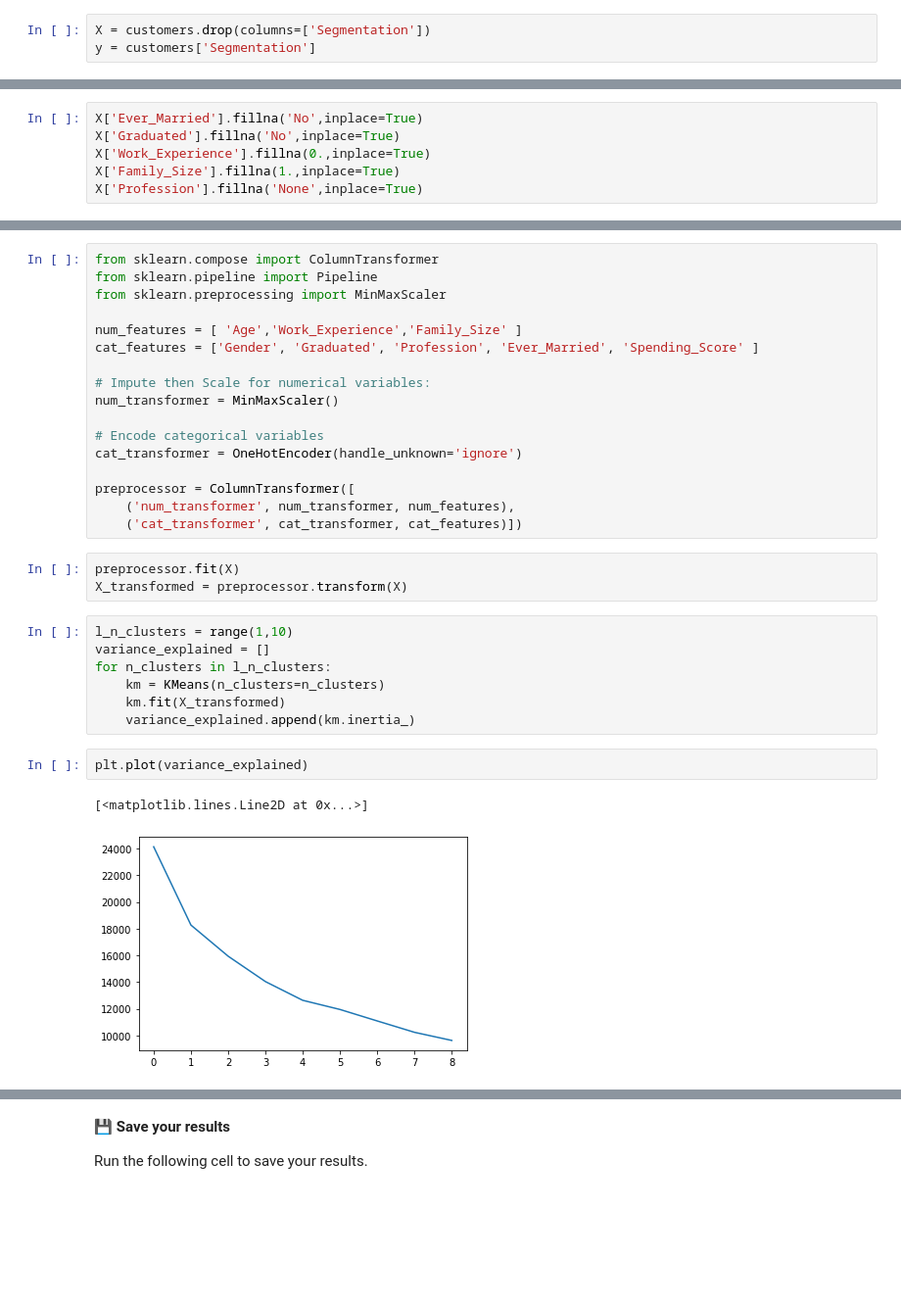
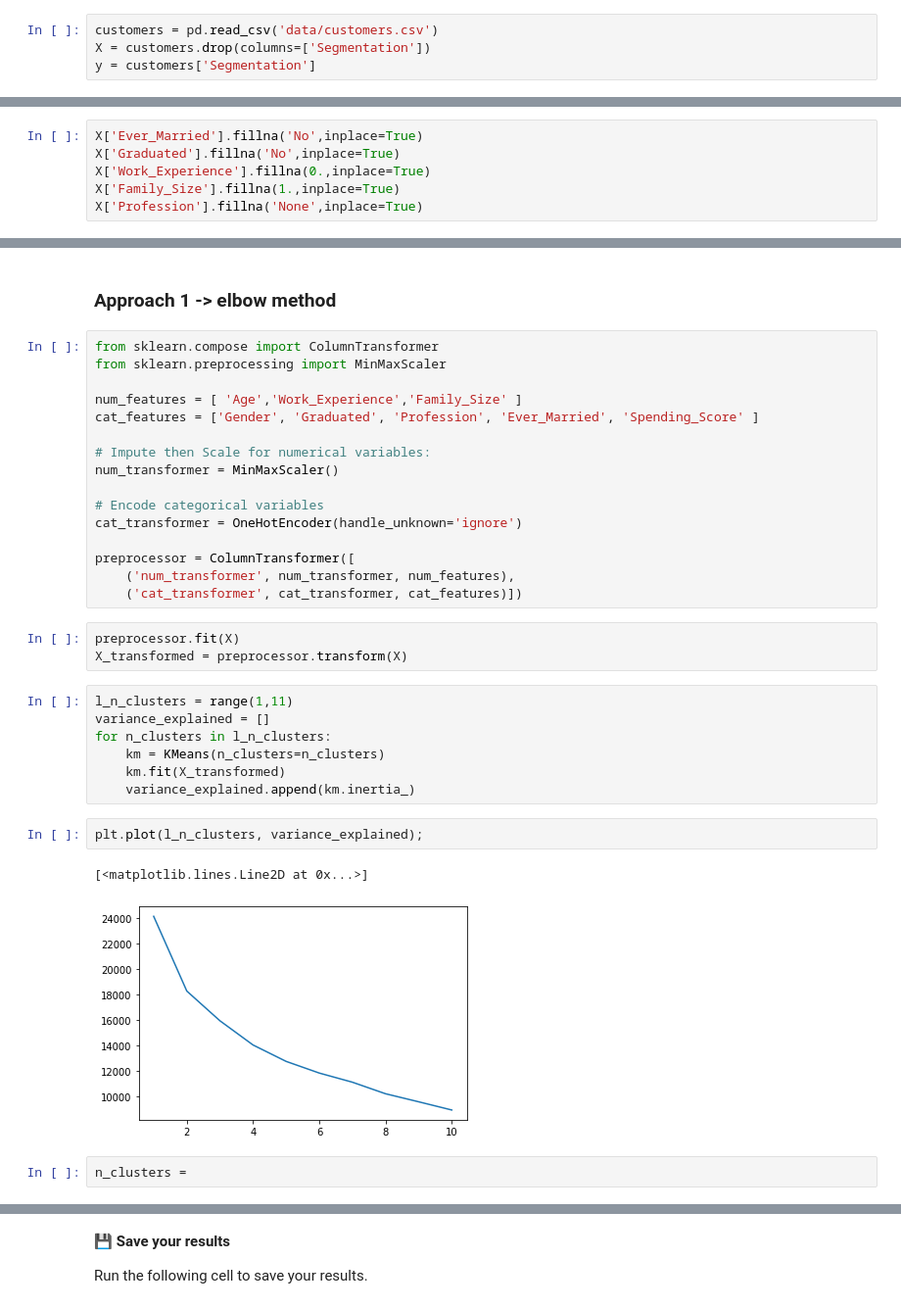
Before and after one commit to plussou/data-certification-exam, a Jupyter notebook: decision_science/customers_segmentation_exam.ipynb, the cells around one changed output, grey strips where cells are left out. Shown at 98% size. Saved outputs shown, nothing was run; the diff lists cells and outputs as text; blank space fills up the shorter version.

```diff
--- a/decision_science/customers_segmentation_exam.ipynb
+++ b/decision_science/customers_segmentation_exam.ipynb
@@ -185,6 +291,7 @@ from sklearn.cluster import KMeans
 from sklearn.preprocessing import OneHotEncoder
 from sklearn.compose import ColumnTransformer
 # %%
+customers = pd.read_csv('data/customers.csv')
 X = customers.drop(columns=['Segmentation'])
 y = customers['Segmentation']
 # %%
@@ -231,9 +338,10 @@ Data columns (total 9 columns):
  8   Family_Size      8068 non-null   float64
 dtypes: float64(2), int64(2), object(5)
 memory usage: 567.4+ KB
+# %% [markdown]
+### Approach 1 -> elbow method
 # %%
 from sklearn.compose import ColumnTransformer
-from sklearn.pipeline import Pipeline
 from sklearn.preprocessing import MinMaxScaler
 
 num_features = [ 'Age','Work_Experience','Family_Size' ]
@@ -252,14 +360,16 @@ preprocessor = ColumnTransformer([
 preprocessor.fit(X)
 X_transformed = preprocessor.transform(X)
 # %%
-l_n_clusters = range(1,10)
+l_n_clusters = range(1,11)
 variance_explained = []
 for n_clusters in l_n_clusters:
     km = KMeans(n_clusters=n_clusters)
     km.fit(X_transformed)
     variance_explained.append(km.inertia_)
 # %%
-plt.plot(variance_explained)
+plt.plot(l_n_clusters, variance_explained);
 # %% [output]
 [<matplotlib.lines.Line2D at 0x...>]
-[figure, old version]
+[figure, new version]
+# %%
+n_clusters =
```
Also changed, not shown: parts of 45 cells of this notebook, 1 other file.
